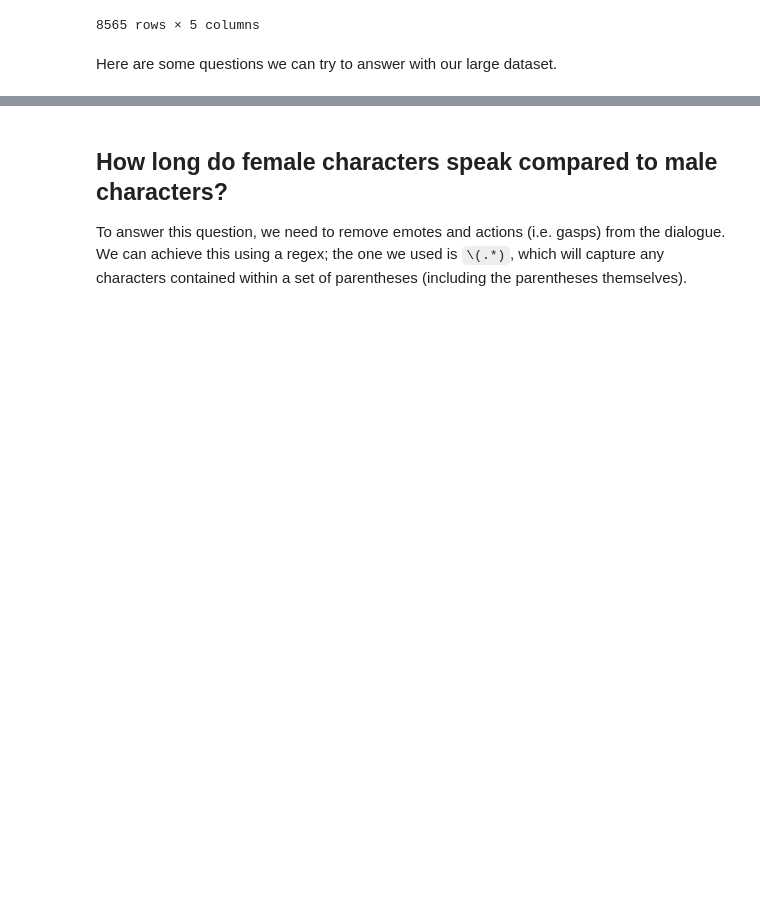
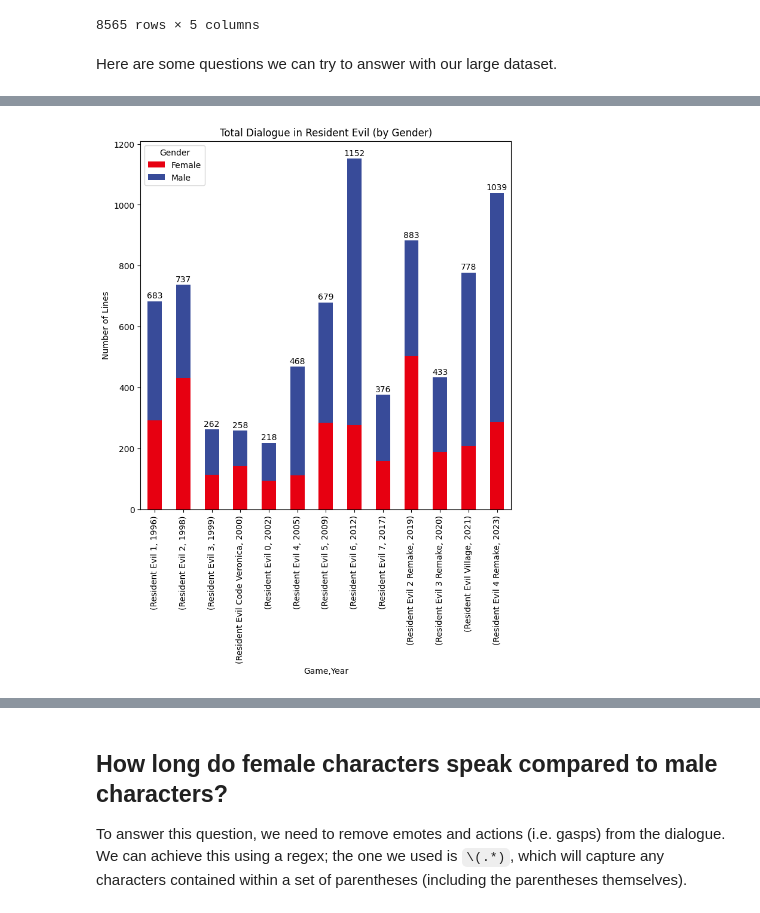
Before and after one commit to something999/is-278-resident-evil-data-viz, a Jupyter notebook: re-all-data/RE_Data_Analysis.ipynb, the cells around one changed output, grey strips where cells are left out. Drawn from its saved outputs; the diff is of its cells as text; code cells hidden in the pictures; blank space fills up the shorter version.

```diff
--- a/re-all-data/RE_Data_Analysis.ipynb
+++ b/re-all-data/RE_Data_Analysis.ipynb
@@ -115,0 +145,24 @@ plt.show()
+# %%
+# Create the visualization (bar chart)
+fig, ax = plt.subplots(figsize=(8, 8))
+ax.set_title('Total Dialogue in Resident Evil (by Gender)')
+ax.set_xlabel('Game')
+ax.set_ylabel('Number of Lines')
+
+# Plot the data
+gender_counts_pivot = re_gender_counts.unstack(fill_value = 0)
+gender_counts_pivot = gender_counts_pivot.sort_index(level = 'Year')
+gender_counts_pivot.plot(kind = 'bar', stacked = True,
+                         color = ['#E70011', '#384B99'], ax = ax)
+
+# Annotate the data
+for i, patch in enumerate(ax.patches):
+    if (i % len(gender_counts_pivot.columns) == 0):
+        total_height = int(sum(p.get_height() for p in ax.patches
+                               if p.get_x() == patch.get_x()))
+        ax.annotate(f'{total_height}', (patch.get_x() + patch.get_width() / 2,
+                                          total_height + 10), ha = 'center')
+
+plt.show()
+# %% [output]
+[figure, added]
```
Also changed, not shown: parts of 23 cells of this notebook, 15 other files.
